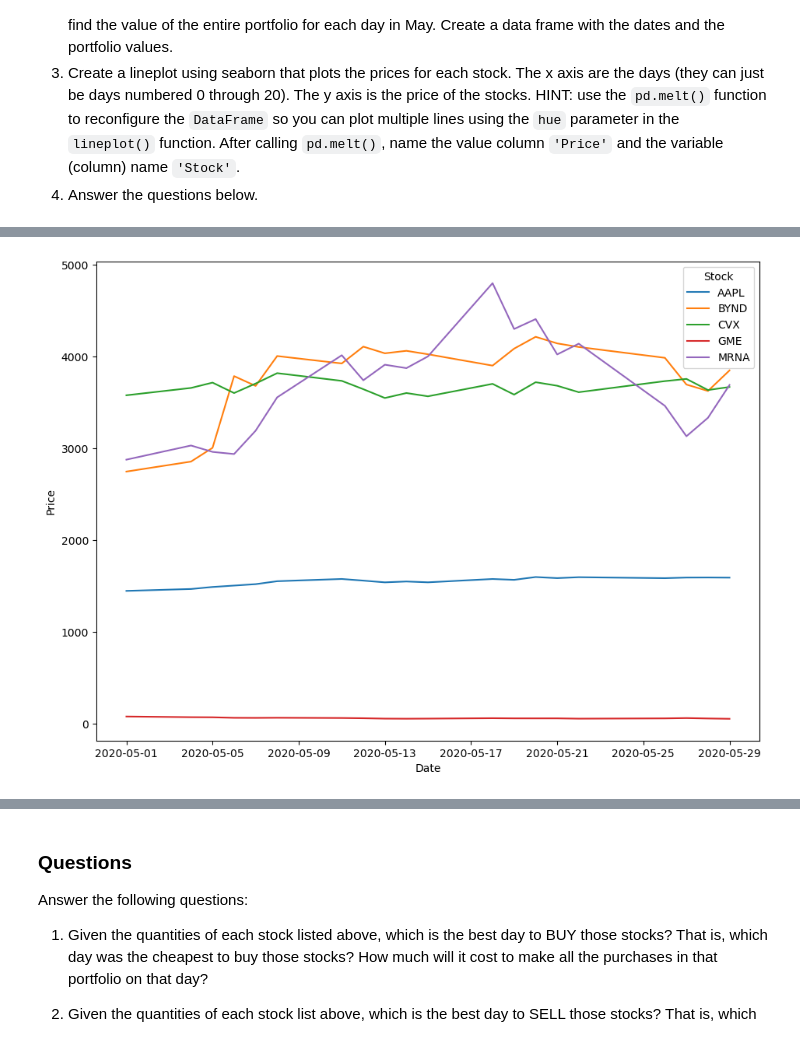
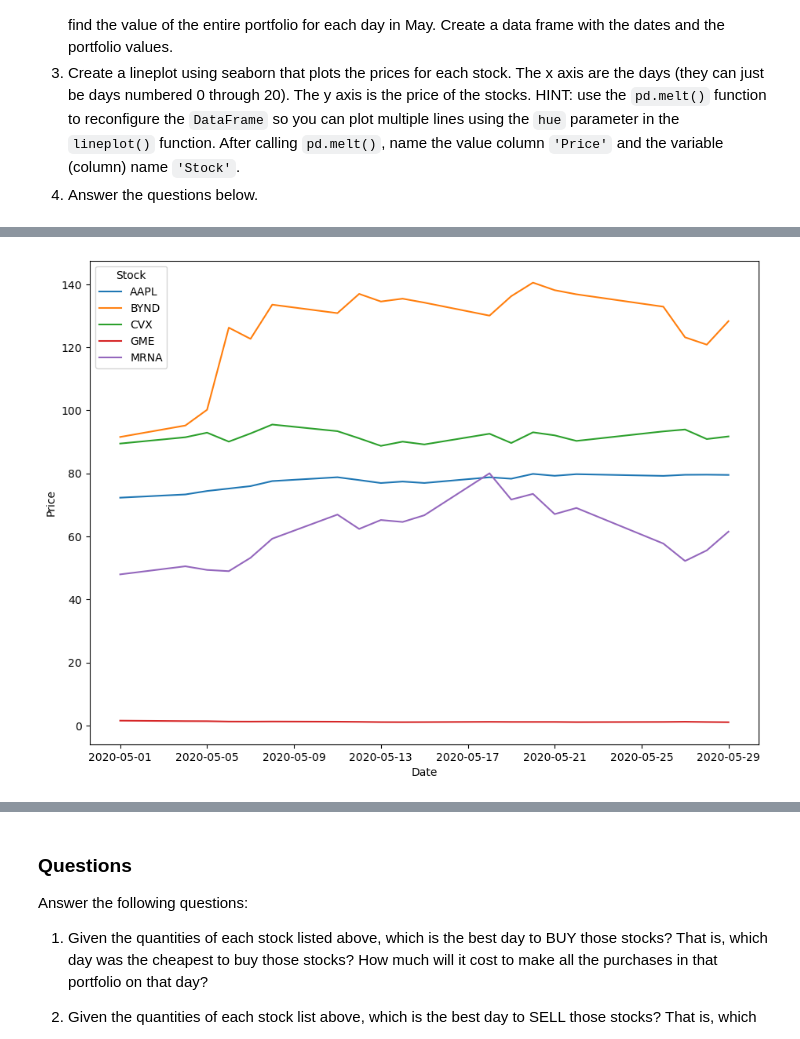
Before and after one commit to eriosta/analytics-viz, a Jupyter notebook: module2/lab2a.ipynb, the cells around one changed output, grey strips where cells are left out. Saved outputs shown, nothing was run; the diff lists cells and outputs as text; code cells hidden in the pictures.

```diff
--- a/module2/lab2a.ipynb
+++ b/module2/lab2a.ipynb
@@ -93,0 +46,21 @@ Date
+# %%
+import matplotlib.pyplot as plt
+import seaborn as sns
+import numpy as np
+import yfinance as yf
+import pandas as pd
+import datetime
+
+a2D = np.array([[20],[30],[40],[50],[60]])
+
+stocks = ['AAPL', 'BYND', 'CVX', 'GME', 'MRNA']
+
+price_data = yf.download(
+    tickers=stocks,
+    start='2020-05-01', end='2020-05-30',
+    interval='1d' )[ 'Close' ]
+
+for i, row in price_data.iterrows():
+    i = datetime.date(i.year, i.month, i.day)
+    print(f"Total earnings on %s: USD %s" %
+            (i, np.dot(row[stocks].to_numpy(), a2D)[0]))
@@ -94,6 +85,9 @@ Date
 # %%
+price_data_melt = pd.melt(price_data, value_vars=['AAPL','BYND','CVX','GME','MRNA'],ignore_index=False)
+price_data_melt.rename(columns={'value':'Price','variable':'Stock'},inplace=True)
+
 fig = plt.figure( figsize=(11,8) )
-sns.lineplot(data=price_data, x=price_data.index,y="Price", hue="Stock")
+sns.lineplot(data=price_data_melt, x=price_data_melt.index,y="Price", hue="Stock")
 plt.show()
 # %% [output]
-[figure, old version]
+[figure, new version]
```
Also changed, not shown: parts of 6 cells of this notebook, 2 other files.
